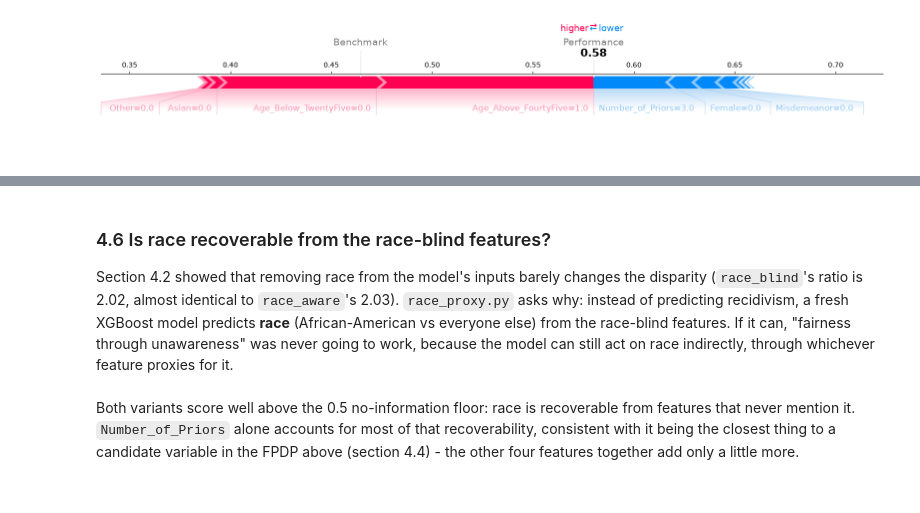
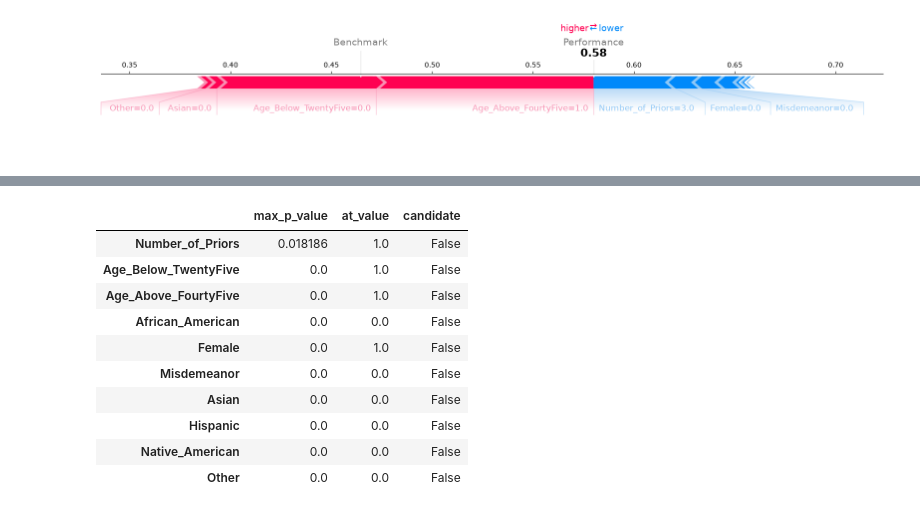
Before and after one commit to MaximeDespreaux/ThinkCarefully, a Jupyter notebook: xgboost/base-model.ipynb, the cells around one changed output, grey strips where cells are left out. Drawn from its saved outputs; the diff is of its cells as text; code cells hidden in the pictures.

```diff
--- a/xgboost/base-model.ipynb
+++ b/xgboost/base-model.ipynb
@@ -245,11 +232,6 @@ def plot_fpdp(curves, title, alpha=0.05):
     plt.show()
 
 
-fpdp_results = {}
-for feature_set in FAIRNESS_MODELS:
-    f = fair[feature_set]
-    for comparison in ["African-American vs Caucasian", "Female vs Male"]:
-        curves = fpdp_all(f["model"], f["test"], comparison)
-        fpdp_results[feature_set, comparison] = curves
-        plot_fpdp(curves, f"FPDP - {feature_set} - {comparison}")
+fpdp_curves = fpdp_all(fair["race_aware"]["model"], fair["race_aware"]["test"])
+plot_fpdp(fpdp_curves, "FPDP - race_aware - African-American vs Rest")
 # %% [output]
@@ -288,4 +238,0 @@ pd.concat(
-# %% [markdown]
-### 4.6 Is race recoverable from the race-blind features?
-
-Section 4.2 showed that removing race from the model's inputs barely changes the disparity (`race_blind`'s ratio is 2.02, almost identical to `race_aware`'s 2.03). `race_proxy.py` asks why: instead of predicting recidivism, a fresh XGBoost model predicts **race** (African-American vs everyone else) from the race-blind features. If it can, "fairness through unawareness" was never going to work, because the model can still act on race indirectly, through whichever feature proxies for it.
@@ -296,2 +239,15 @@ race_proxy_table().round(4)
-# %% [markdown]
-Both variants score well above the 0.5 no-information floor: race is recoverable from features that never mention it. `Number_of_Priors` alone accounts for most of that recoverability, consistent with it being the closest thing to a candidate variable in the FPDP above (section 4.4) - the other four features together add only a little more.
+# %%
+candidates = candidate_variables(fpdp_curves)
+candidates
+# %% [output]
+|  | max_p_value | at_value | candidate |
+| Number_of_Priors | 0.018186 | 1.0 | False |
+| Age_Below_TwentyFive | 0.0 | 1.0 | False |
+| Age_Above_FourtyFive | 0.0 | 1.0 | False |
+| African_American | 0.0 | 0.0 | False |
+| Female | 0.0 | 1.0 | False |
+| Misdemeanor | 0.0 | 0.0 | False |
+| Asian | 0.0 | 0.0 | False |
+| Hispanic | 0.0 | 0.0 | False |
+| Native_American | 0.0 | 0.0 | False |
+| Other | 0.0 | 0.0 | False |
```
Also changed, not shown: parts of 24 cells of this notebook, 3 other files.
